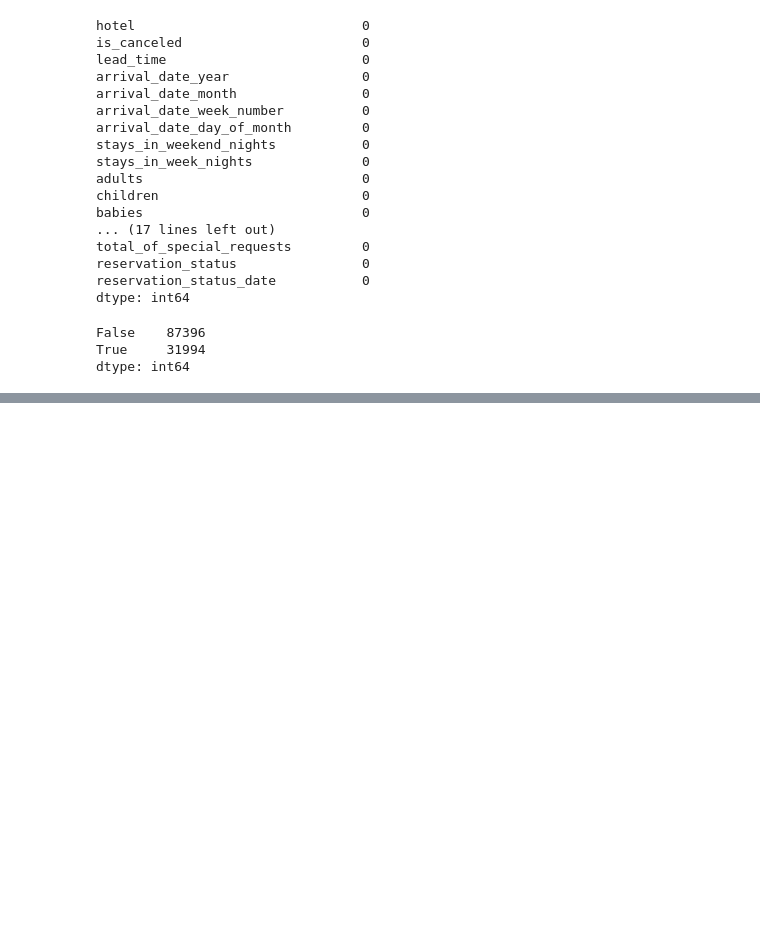
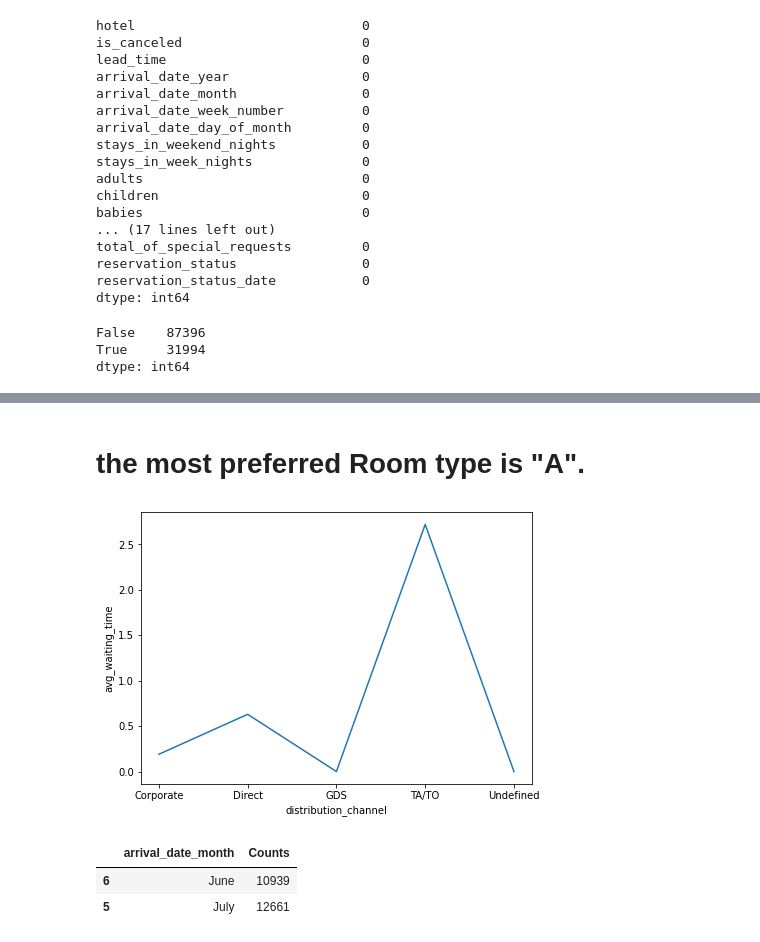
Before and after one commit to aman699/tesla-code, a Jupyter notebook: tesla_Hotelaman.ipynb, the cells around one changed output, grey strips where cells are left out. Saved outputs shown, nothing was run; the diff lists cells and outputs as text; code cells hidden in the pictures; blank space fills up the shorter version.

```diff
--- a/tesla_Hotelaman.ipynb
+++ b/tesla_Hotelaman.ipynb
@@ -163,0 +277,27 @@ Text(0.5, 1.0, 'Number of guests from diffrent Countries')
+# %% [markdown]
+# the most preferred Room type is "A".
+# %%
+ #Which channel has longer average waiting time?
+group_by_dc = df.groupby('distribution_channel')
+d1 = pd.DataFrame(round((group_by_dc['days_in_waiting_list']).mean(),2)).reset_index().rename(columns = {'days_in_waiting_list': 'avg_waiting_time'})
+plt.figure(figsize = (7,5))
+sns.lineplot(x = d1['distribution_channel'], y = d1['avg_waiting_time'])
+plt.show()
+# %% [output]
+[figure, added]
+# %%
+#Bking in june and july
+# groupby arrival_date_month and taking the hotel count
+bookings_by_months_df=df.groupby(['arrival_date_month'])['hotel'].count().reset_index().rename(columns={'hotel':"Counts"})
+# Create list of months in order
+months = [ 'June', 'July']
+# creating df which will map the order of above months list without changing its values.
+bookings_by_months_df['arrival_date_month']=pd.Categorical(bookings_by_months_df['arrival_date_month'],categories=months,ordered=True)
+# sorting by arrival_date_month
+bookings_by_months_df=bookings_by_months_df.sort_values('arrival_date_month')[:2]
+
+bookings_by_months_df
+# %% [output]
+|  | arrival_date_month | Counts |
+| 6 | June | 10939 |
+| 5 | July | 12661 |
```
Also changed, not shown: parts of 28 cells of this notebook.
